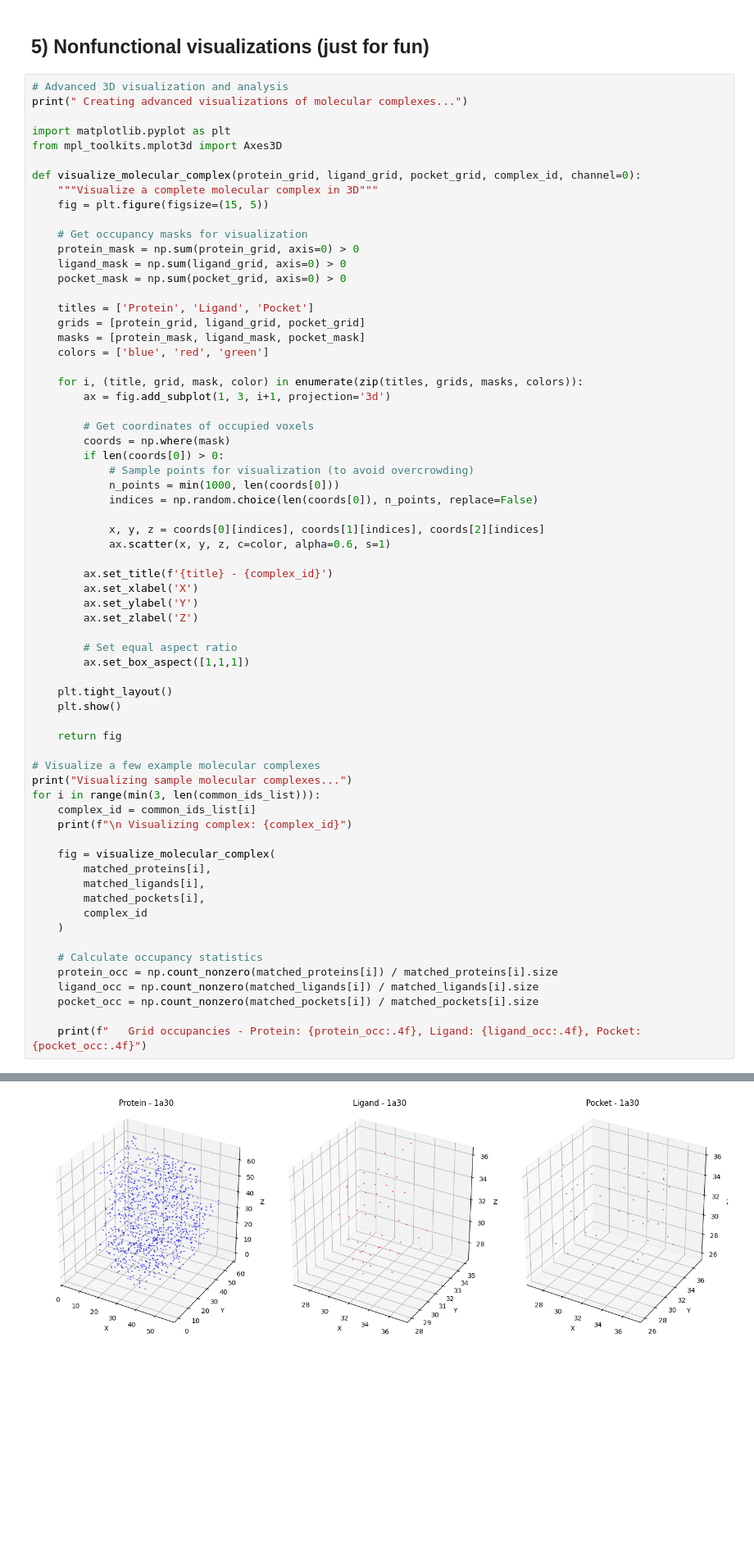
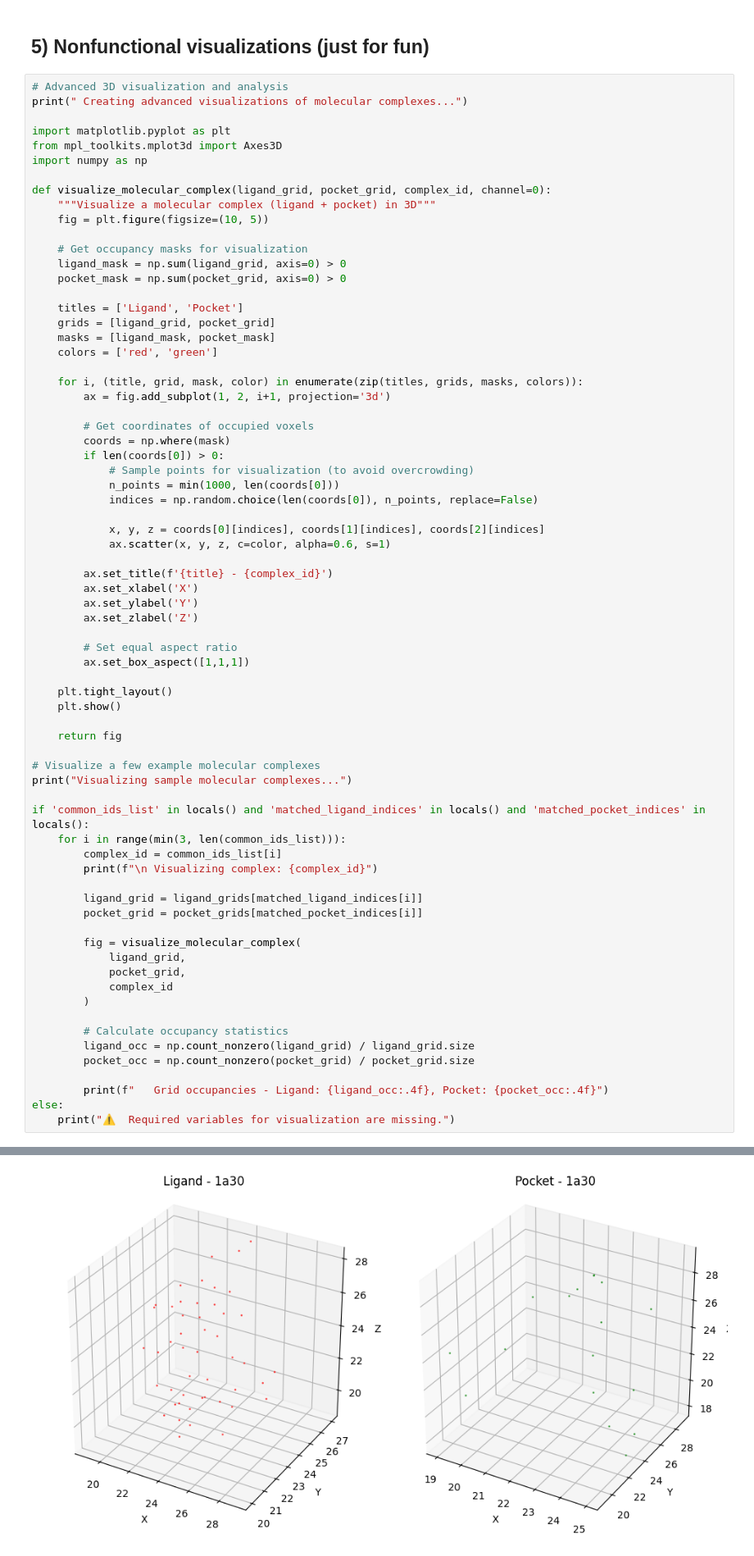
Before and after one commit to sanskriti-ss/bindingaffinity, a Jupyter notebook: step5_basicML.ipynb, the cells around one changed output, grey strips where cells are left out. Shown at 82% size. Cells and saved outputs as stored; diff of their text form; blank space fills up the shorter version.

```diff
--- a/step5_basicML.ipynb
+++ b/step5_basicML.ipynb
@@ -542,23 +469,23 @@ print(" Creating advanced visualizations of molecular complexes...")
 
 import matplotlib.pyplot as plt
 from mpl_toolkits.mplot3d import Axes3D
+import numpy as np
 
-def visualize_molecular_complex(protein_grid, ligand_grid, pocket_grid, complex_id, channel=0):
-    """Visualize a complete molecular complex in 3D"""
-    fig = plt.figure(figsize=(15, 5))
+def visualize_molecular_complex(ligand_grid, pocket_grid, complex_id, channel=0):
+    """Visualize a molecular complex (ligand + pocket) in 3D"""
+    fig = plt.figure(figsize=(10, 5))
 
     # Get occupancy masks for visualization
-    protein_mask = np.sum(protein_grid, axis=0) > 0
     ligand_mask = np.sum(ligand_grid, axis=0) > 0
     pocket_mask = np.sum(pocket_grid, axis=0) > 0
 
-    titles = ['Protein', 'Ligand', 'Pocket']
-    grids = [protein_grid, ligand_grid, pocket_grid]
-    masks = [protein_mask, ligand_mask, pocket_mask]
-    colors = ['blue', 'red', 'green']
+    titles = ['Ligand', 'Pocket']
+    grids = [ligand_grid, pocket_grid]
+    masks = [ligand_mask, pocket_mask]
+    colors = ['red', 'green']
 
     for i, (title, grid, mask, color) in enumerate(zip(titles, grids, masks, colors)):
-        ax = fig.add_subplot(1, 3, i+1, projection='3d')
+        ax = fig.add_subplot(1, 2, i+1, projection='3d')
 
         # Get coordinates of occupied voxels
         coords = np.where(mask)
@@ -566,45 +493,50 @@ def visualize_molecular_complex(protein_grid, ligand_grid, pocket_grid, complex_
             # Sample points for visualization (to avoid overcrowding)
             n_points = min(1000, len(coords[0]))
             indices = np.random.choice(len(coords[0]), n_points, replace=False)
 
             x, y, z = coords[0][indices], coords[1][indices], coords[2][indices]
             ax.scatter(x, y, z, c=color, alpha=0.6, s=1)
 
         ax.set_title(f'{title} - {complex_id}')
         ax.set_xlabel('X')
         ax.set_ylabel('Y')
         ax.set_zlabel('Z')
 
         # Set equal aspect ratio
         ax.set_box_aspect([1,1,1])
 
     plt.tight_layout()
     plt.show()
 
     return fig
 
 # Visualize a few example molecular complexes
 print("Visualizing sample molecular complexes...")
-for i in range(min(3, len(common_ids_list))):
-    complex_id = common_ids_list[i]
-    print(f"\n Visualizing complex: {complex_id}")
 
-    fig = visualize_molecular_complex(
-        matched_proteins[i],
-        matched_ligands[i],
-        matched_pockets[i],
-        complex_id
-    )
+if 'common_ids_list' in locals() and 'matched_ligand_indices' in locals() and 'matched_pocket_indices' in locals():
+    for i in range(min(3, len(common_ids_list))):
+        complex_id = common_ids_list[i]
+        print(f"\n Visualizing complex: {complex_id}")
 
-    # Calculate occupancy statistics
-    protein_occ = np.count_nonzero(matched_proteins[i]) / matched_proteins[i].size
-    ligand_occ = np.count_nonzero(matched_ligands[i]) / matched_ligands[i].size
-    pocket_occ = np.count_nonzero(matched_pockets[i]) / matched_pockets[i].size
+        ligand_grid = ligand_grids[matched_ligand_indices[i]]
+        pocket_grid = pocket_grids[matched_pocket_indices[i]]
 
-    print(f"   Grid occupancies - Protein: {protein_occ:.4f}, Ligand: {ligand_occ:.4f}, Pocket: {pocket_occ:.4f}")
+        fig = visualize_molecular_complex(
+            ligand_grid,
+            pocket_grid,
+            complex_id
+        )
+
+        # Calculate occupancy statistics
+        ligand_occ = np.count_nonzero(ligand_grid) / ligand_grid.size
+        pocket_occ = np.count_nonzero(pocket_grid) / pocket_grid.size
+
+        print(f"   Grid occupancies - Ligand: {ligand_occ:.4f}, Pocket: {pocket_occ:.4f}")
+else:
+    print("⚠️  Required variables for visualization are missing.")
 # %% [output]
  Creating advanced visualizations of molecular complexes...
 Visualizing sample molecular complexes...
 
  Visualizing complex: 1a30
-[figure, old version]
+[figure, new version]
```
Also changed, not shown: parts of 33 cells of this notebook.
